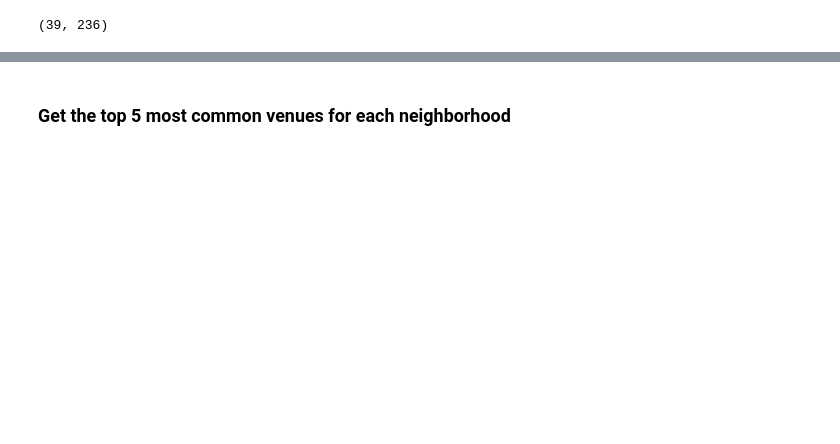
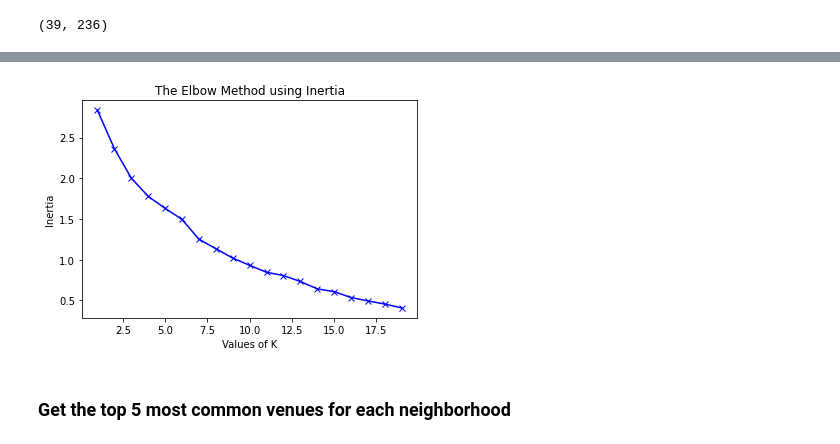
Before and after one commit to mpamal/Coursera_Capstone, a Jupyter notebook: Capstone_Week3_Project.ipynb, the cells around one changed output, grey strips where cells are left out. Saved outputs shown, nothing was run; the diff lists cells and outputs as text; code cells hidden in the pictures; blank space fills up the shorter version.

```diff
--- a/Capstone_Week3_Project.ipynb
+++ b/Capstone_Week3_Project.ipynb
@@ -355,0 +364,14 @@ toronto_grouped.shape
+# %%
+# Let's do elbow method to find the best k
+
+inertias = []
+in_map = {}
+K = range(1,20)
+
+for k in K:
+    #Building and fitting the model
+    kmeanModel = KMeans(init = "k-means++", n_clusters=k, random_state=42)
+    kmeanModel.fit(k_means_df)
+
+    inertias.append(kmeanModel.inertia_)
+    in_map[k] = kmeanModel.inertia_
@@ -356,3 +401,11 @@ toronto_grouped.shape
+# %%
+plt.plot(K, inertias, 'bx-')
+plt.xlabel('Values of K')
+plt.ylabel('Inertia')
+plt.title('The Elbow Method using Inertia')
+plt.show()
+# %% [output]
+[figure, added]
 # %% [markdown]
 ### Get the top 5 most common venues for each neighborhood
 # %%
```
Also changed, not shown: parts of 10 cells of this notebook, 3 other files.
